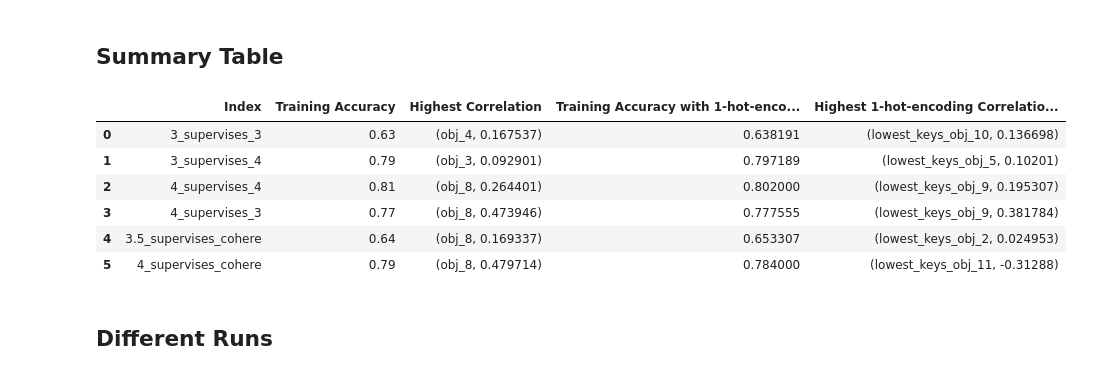
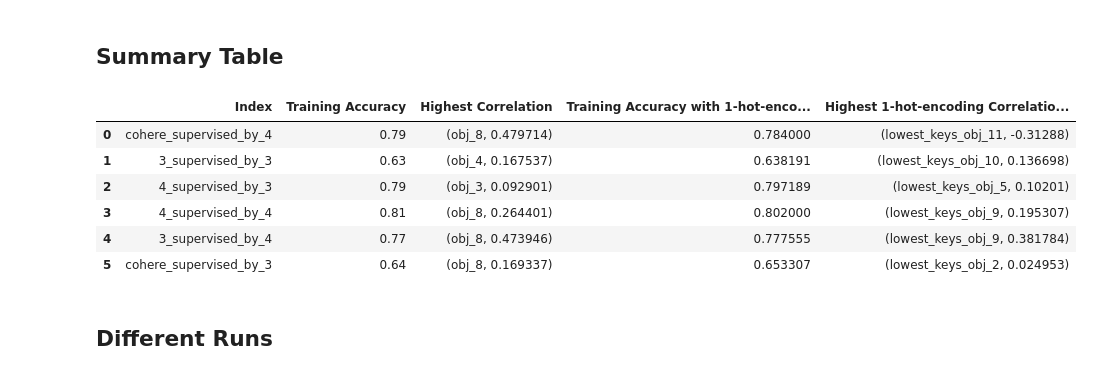
Before and after one commit to OpenBioLink/ThoughtSource, a Jupyter notebook: notebooks/reflection_messages/reflection_to_prediction_no_helper.ipynb, the cells around one changed output. Saved outputs shown, nothing was run; the diff lists cells and outputs as text; code cells hidden in the pictures.

```diff
--- a/notebooks/reflection_messages/reflection_to_prediction_no_helper.ipynb
+++ b/notebooks/reflection_messages/reflection_to_prediction_no_helper.ipynb
@@ -3,32 +3,32 @@
 # %%
 import pandas as pd
 
 data = {
-    'Index': ['4_supervises_cohere', '3_supervises_3', '3_supervises_4', '4_supervises_4', '4_supervises_3', '3.5_supervises_cohere'],
+    'Index': ['cohere_supervised_by_4', '3_supervised_by_3', '4_supervised_by_3', '4_supervised_by_4', '3_supervised_by_4', 'cohere_supervised_by_3'],
     'Training Accuracy': [0.79, 0.63, 0.79, 0.81, 0.77, 0.64],
     'Highest Correlation': [('obj_8', 0.479714), ('obj_4', 0.167537), ('obj_3', 0.092901), ('obj_8', 0.264401), ('obj_8', 0.473946), ('obj_8', 0.169337)],
     'Training Accuracy with 1-hot-encoding': [0.784, 0.6381909548, 0.797188755, 0.802, 0.7775551102, 0.6533066132],
     'Highest 1-hot-encoding Correlation Variable': [('lowest_keys_obj_11', -0.312880), ('lowest_keys_obj_10', 0.136698), ('lowest_keys_obj_5', 0.10201), ('lowest_keys_obj_9', 0.195307), ('lowest_keys_obj_9', 0.381784), ('lowest_keys_obj_2', 0.024953)]
 }
 
 df = pd.DataFrame(data)
 
 # Move '4_supervises_cohere' row to the last position
 df = pd.concat([df[df['Index'] != '4_supervises_cohere'], df[df['Index'] == '4_supervises_cohere']])
 
 # Reset the index of the DataFrame
 df.reset_index(drop=True, inplace=True)
 
 # Print the updated DataFrame
 df
 # %% [output]
 |  | Index | Training Accuracy | Highest Correlation | Training Accuracy with 1-hot-enco... | Highest 1-hot-encoding Correlatio... |
-| 0 | 3_supervises_3 | 0.63 | (obj_4, 0.167537) | 0.638191 | (lowest_keys_obj_10, 0.136698) |
-| 1 | 3_supervises_4 | 0.79 | (obj_3, 0.092901) | 0.797189 | (lowest_keys_obj_5, 0.10201) |
-| 2 | 4_supervises_4 | 0.81 | (obj_8, 0.264401) | 0.802000 | (lowest_keys_obj_9, 0.195307) |
-| 3 | 4_supervises_3 | 0.77 | (obj_8, 0.473946) | 0.777555 | (lowest_keys_obj_9, 0.381784) |
-| 4 | 3.5_supervises_cohere | 0.64 | (obj_8, 0.169337) | 0.653307 | (lowest_keys_obj_2, 0.024953) |
-| 5 | 4_supervises_cohere | 0.79 | (obj_8, 0.479714) | 0.784000 | (lowest_keys_obj_11, -0.31288) |
+| 0 | cohere_supervised_by_4 | 0.79 | (obj_8, 0.479714) | 0.784000 | (lowest_keys_obj_11, -0.31288) |
+| 1 | 3_supervised_by_3 | 0.63 | (obj_4, 0.167537) | 0.638191 | (lowest_keys_obj_10, 0.136698) |
+| 2 | 4_supervised_by_3 | 0.79 | (obj_3, 0.092901) | 0.797189 | (lowest_keys_obj_5, 0.10201) |
+| 3 | 4_supervised_by_4 | 0.81 | (obj_8, 0.264401) | 0.802000 | (lowest_keys_obj_9, 0.195307) |
+| 4 | 3_supervised_by_4 | 0.77 | (obj_8, 0.473946) | 0.777555 | (lowest_keys_obj_9, 0.381784) |
+| 5 | cohere_supervised_by_3 | 0.64 | (obj_8, 0.169337) | 0.653307 | (lowest_keys_obj_2, 0.024953) |
 # %% [markdown]
 ## Different Runs
 # %%
```
